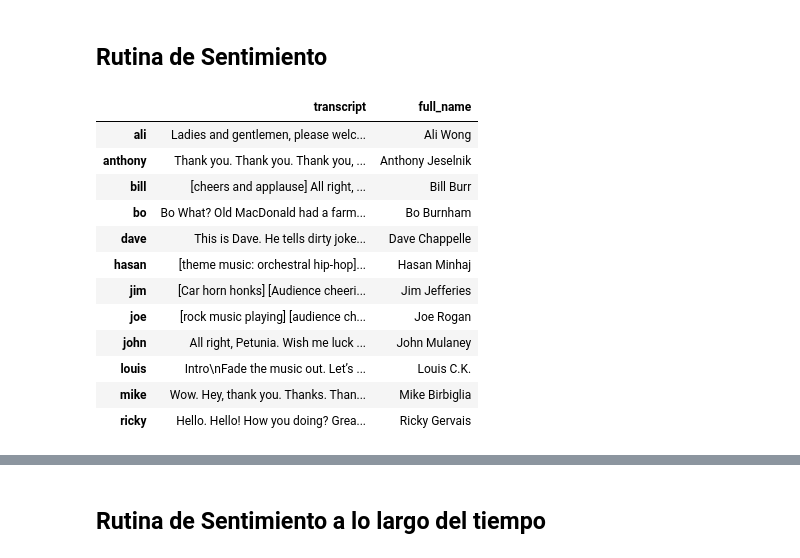
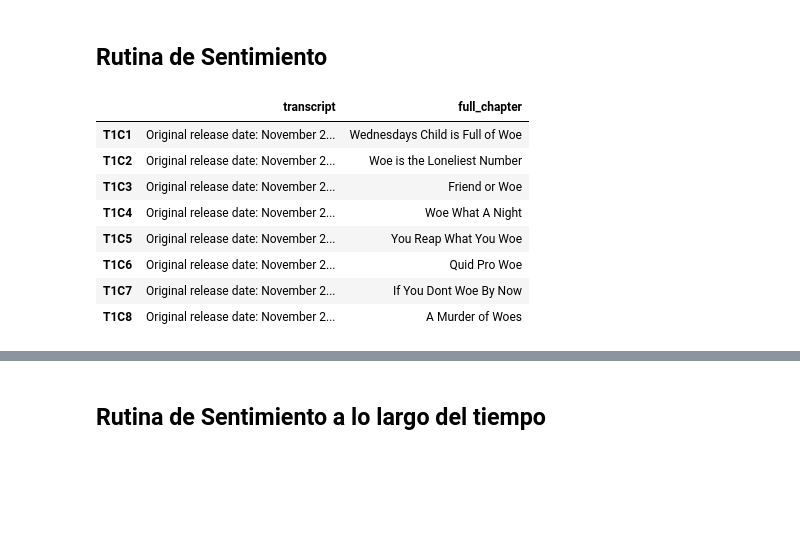
Before and after one commit to KevinRamosRivas/SEMANA-13-MINERIA-DE-DATOS, a Jupyter notebook: 13.12SEMANA-13-MINERIA-DE-DATOSv2/03Análisis-de-Sentimientos.ipynb, the cells around one changed output, grey strips where cells are left out. Saved outputs shown, nothing was run; the diff lists cells and outputs as text; code cells hidden in the pictures; blank space fills up the shorter version.

```diff
--- a/13.12SEMANA-13-MINERIA-DE-DATOSv2/03Análisis-de-Sentimientos.ipynb
+++ b/13.12SEMANA-13-MINERIA-DE-DATOSv2/03Análisis-de-Sentimientos.ipynb
@@ -18,23 +18,19 @@ Echemos un vistazo al sentimiento de las diversas transcripciones, tanto en gene
 # %%
 # Comenzaremos leyendo en el corpus, que conserva el orden de las palabras.
 import pandas as pd
 
-data = pd.read_pickle('pickle/corpus.pkl')
+data = pd.read_pickle('corpus.pkl')
 data
 # %% [output]
-|  | transcript | full_name |
-| ali | Ladies and gentlemen, please welc... | Ali Wong |
-| anthony | Thank you. Thank you. Thank you, ... | Anthony Jeselnik |
-| bill | [cheers and applause] All right, ... | Bill Burr |
-| bo | Bo What? Old MacDonald had a farm... | Bo Burnham |
-| dave | This is Dave. He tells dirty joke... | Dave Chappelle |
-| hasan | [theme music: orchestral hip-hop]... | Hasan Minhaj |
-| jim | [Car horn honks] [Audience cheeri... | Jim Jefferies |
-| joe | [rock music playing] [audience ch... | Joe Rogan |
-| john | All right, Petunia. Wish me luck ... | John Mulaney |
-| louis | Intro\nFade the music out. Let’s ... | Louis C.K. |
-| mike | Wow. Hey, thank you. Thanks. Than... | Mike Birbiglia |
-| ricky | Hello. Hello! How you doing? Grea... | Ricky Gervais |
+|  | transcript | full_chapter |
+| T1C1 | Original release date: November 2... | Wednesdays Child is Full of Woe |
+| T1C2 | Original release date: November 2... | Woe is the Loneliest Number |
+| T1C3 | Original release date: November 2... | Friend or Woe |
+| T1C4 | Original release date: November 2... | Woe What A Night |
+| T1C5 | Original release date: November 2... | You Reap What You Woe |
+| T1C6 | Original release date: November 2... | Quid Pro Woe |
+| T1C7 | Original release date: November 2... | If You Dont Woe By Now |
+| T1C8 | Original release date: November 2... | A Murder of Woes |
 # %%
 # Terminal / Anaconda Navigator: conda install -c conda-forge textblob
 !pip install textblob
```
Also changed, not shown: parts of 8 cells of this notebook, 6 other files.
